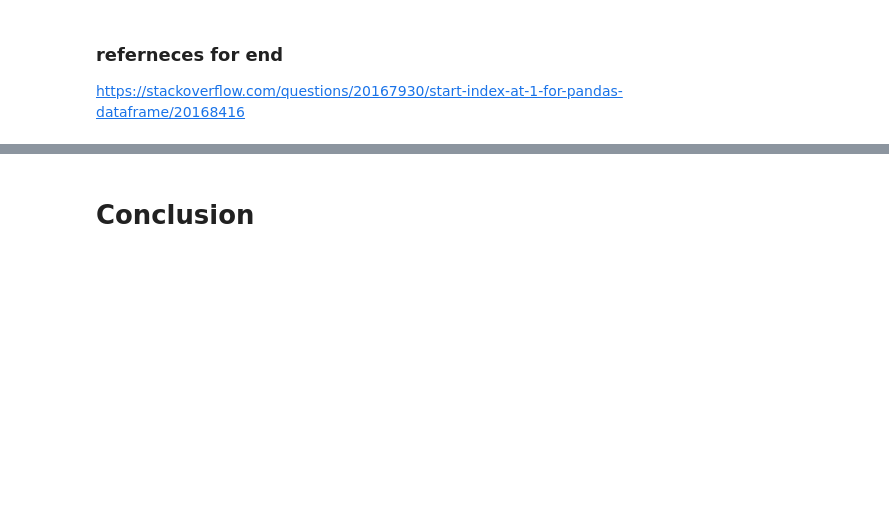
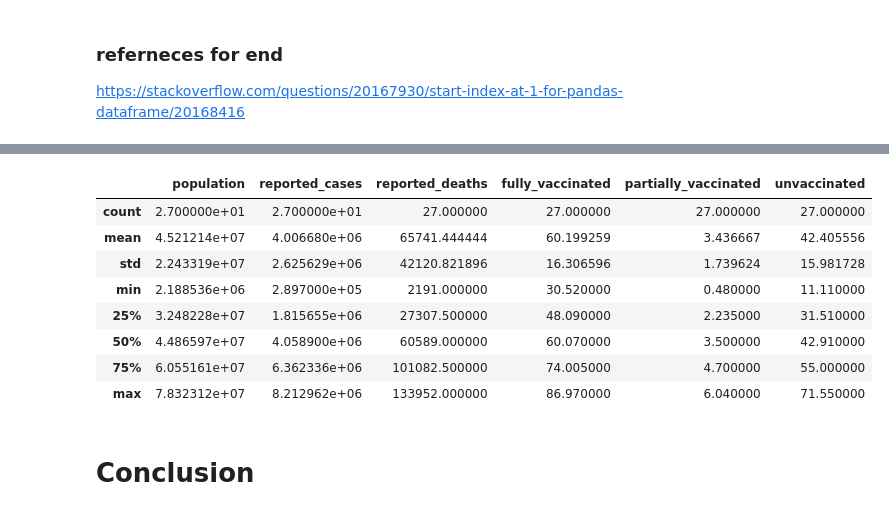
Before and after one commit to SarahMcN25/programming_for_D.A.project, a Jupyter notebook: project2.ipynb, the cells around one changed output, grey strips where cells are left out. Cells and saved outputs as stored; diff of their text form; code cells hidden in the pictures; blank space fills up the shorter version.

```diff
--- a/project2.ipynb
+++ b/project2.ipynb
@@ -285,3 +312,15 @@ plt.show()
+# %%
+df.describe()
+# %% [output]
+|  | population | reported_cases | reported_deaths | fully_vaccinated | partially_vaccinated | unvaccinated |
+| count | 2.700000e+01 | 2.700000e+01 | 27.000000 | 27.000000 | 27.000000 | 27.000000 |
+| mean | 4.521214e+07 | 4.006680e+06 | 65741.444444 | 60.199259 | 3.436667 | 42.405556 |
+| std | 2.243319e+07 | 2.625629e+06 | 42120.821896 | 16.306596 | 1.739624 | 15.981728 |
+| min | 2.188536e+06 | 2.897000e+05 | 2191.000000 | 30.520000 | 0.480000 | 11.110000 |
+| 25% | 3.248228e+07 | 1.815655e+06 | 27307.500000 | 48.090000 | 2.235000 | 31.510000 |
+| 50% | 4.486597e+07 | 4.058900e+06 | 60589.000000 | 60.070000 | 3.500000 | 42.910000 |
+| 75% | 6.055161e+07 | 6.362336e+06 | 101082.500000 | 74.005000 | 4.700000 | 55.000000 |
+| max | 7.832312e+07 | 8.212962e+06 | 133952.000000 | 86.970000 | 6.040000 | 71.550000 |
 # %% [markdown]
 # Conclusion
 # %% [markdown]
```
Also changed, not shown: parts of 19 cells of this notebook.
